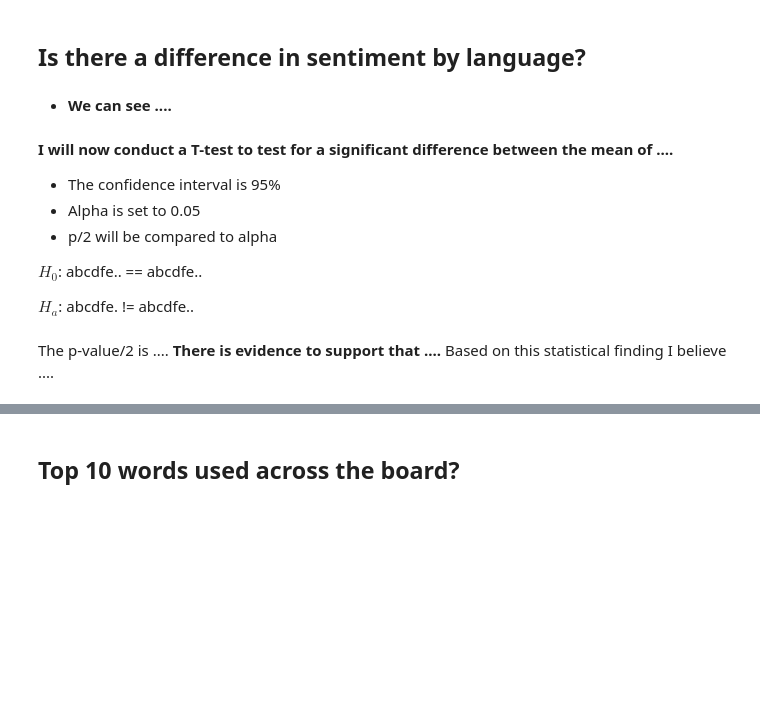
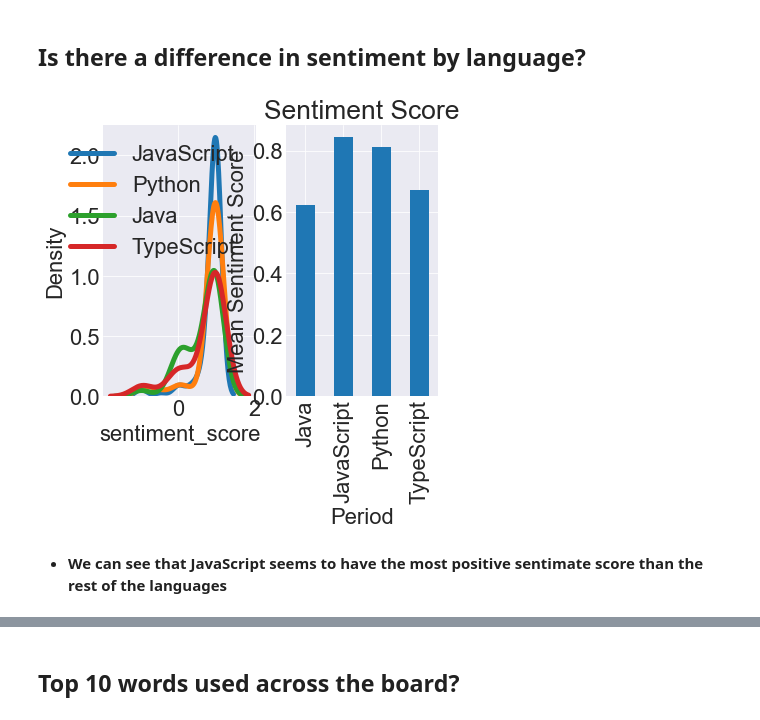
Before and after one commit to NLP-Project-Burton-Yuvia-Yvette/NLP-Project, a Jupyter notebook: Final_Report_NLP_Project.ipynb, the cells around one changed output, grey strips where cells are left out. Saved outputs shown, nothing was run; the diff lists cells and outputs as text; code cells hidden in the pictures; blank space fills up the shorter version.

Commit message:
update sentiment question

```diff
--- a/Final_Report_NLP_Project.ipynb
+++ b/Final_Report_NLP_Project.ipynb
@@ -46,5 +47,11 @@ randomseed = 123
 
 import warnings
 warnings.filterwarnings("ignore")
+# %%
+# setting basic style parameters for matplotlib
+plt.rc('figure', figsize=(13, 7))
+plt.style.use('seaborn-darkgrid')
+plt.rcParams.update({'font.size': 22})
+plt.rc('lines', linewidth = 5)
 # %% [markdown]
 # Acquire:
@@ -131,18 +138,13 @@ e.get_ttest_...
 The p-value/2 is .... **There is  evidence to support that ....** Based on this statistical finding I believe ....
 # %% [markdown]
 ## Is there a difference in sentiment by language?
+# %%
+# create sentimate dataframe for
+sentiment_df = train[['language','clean_text']]
 # %%
 # Obtain viz
-e.get_...
+e.get_sentiment(sentiment_df)
+# %% [output]
+[figure, added]
 # %% [markdown]
-* **We can see ....**
+* **We can see that JavaScript seems to have the most positive sentimate score than the rest of the languages**
-# %% [markdown]
-**I will now conduct a T-test to test for a significant difference between the mean of ....**
-
-* The confidence interval is 95%
-* Alpha is set to 0.05
-* p/2 will be compared to alpha
-
-$H_0$: abcdfe.. == abcdfe..
-
-$H_a$: abcdfe. != abcdfe..
@@ -152,2 +150,0 @@ e.get_ttest_...
-# %% [markdown]
-The p-value/2 is .... **There is  evidence to support that ....** Based on this statistical finding I believe ....
```
Also changed, not shown: parts of 21 cells of this notebook.
